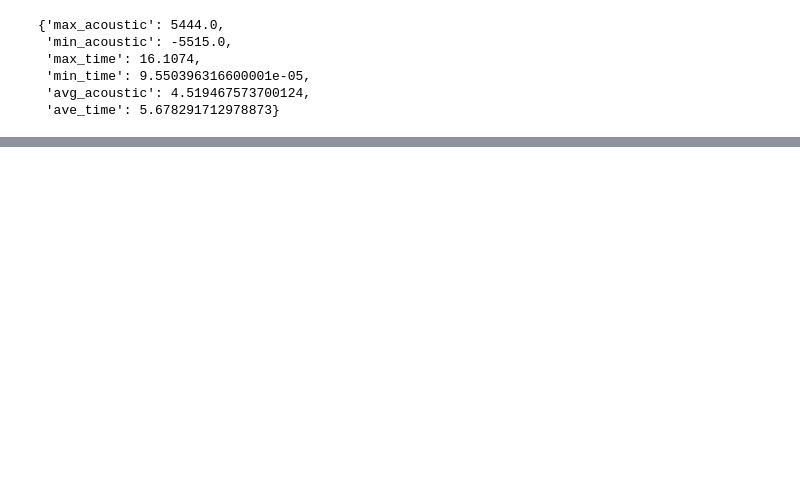
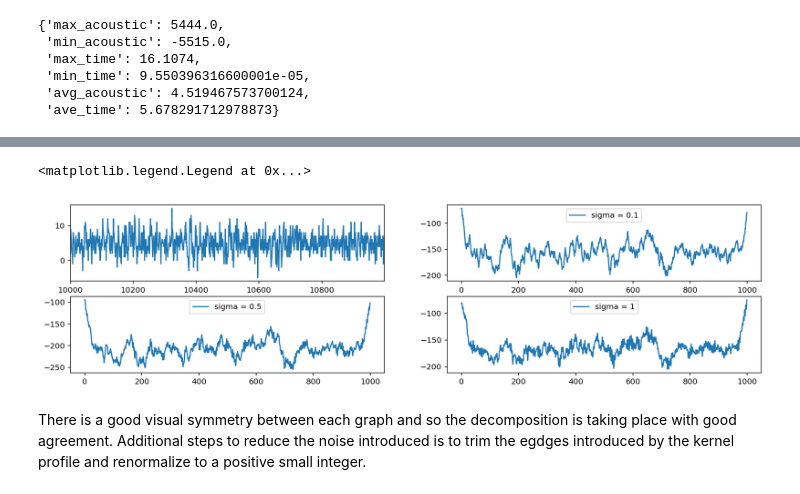
Before and after one commit to bmbigbang/LANL-Earthquake-Prediction, a Jupyter notebook: main.ipynb, the cells around one changed output, grey strips where cells are left out. Drawn from its saved outputs; the diff is of its cells as text; code cells hidden in the pictures; blank space fills up the shorter version.

Commit message:
integration of TFCWT fourier analysis for preprocessing and visuals of affects on the data

```diff
--- a/main.ipynb
+++ b/main.ipynb
@@ -134,0 +179,41 @@ There appears to be big spikes that could be important for predicting the time o
+# %%
+import matplotlib.pyplot as plt
+from scipy import signal
+from math import pi, e
+from DataGen import DataGen
+
+%matplotlib inline
+%config InlineBackend.figure_format = 'retina'
+
+fig, axs = plt.subplots(2, 2, figsize=(16, 4))
+train_data_generator = DataGen(file_path='train.csv', chunk_size=10000000)
+next_batch, end_of_file = train_data_generator.next_batch()
+current_batch = next_batch['acoustic_data'][10000:11000]
+current_batch.plot(x='time_to_failure', y='acoustic_data', ax=axs[0, 0])
+
+sigma = [0.1, 0.5, 1]
+t = M = [32, 48, 56] # windows sizes
+w = 2*pi # Omega0 - base angular freq
+
+sigma_term = e**(-(sigma[0]**2)/2)
+morlet = signal.morlet(t[0], w=2*pi)
+F_W = signal.fftconvolve(current_batch, morlet - sigma_term, mode='same')
+axs[0, 1].plot(F_W, label="sigma = {}".format(sigma[0]))
+axs[0, 1].legend()
+
+sigma_term = e**(-(sigma[1]**2)/2)
+morlet = signal.morlet(t[1], w=2*pi)
+F_W = signal.fftconvolve(current_batch, morlet - sigma_term, mode='same')
+axs[1, 0].plot(F_W, label="sigma = {}".format(sigma[1]))
+axs[1, 0].legend()
+
+sigma_term = e**(-(sigma[2]**2)/2)
+morlet = signal.morlet(t[2], w=2*pi)
+F_W = signal.fftconvolve(current_batch, morlet - sigma_term, mode='same')
+axs[1, 1].plot(F_W, label="sigma = {}".format(sigma[2]))
+axs[1, 1].legend()
+# %% [output]
+<matplotlib.legend.Legend at 0x...>
+[figure, added]
+# %% [markdown]
+There is a good visual symmetry between each graph and so the decomposition is taking place with good agreement. Additional steps to reduce the noise introduced is to trim the egdges introduced by the kernel profile and renormalize to a positive small integer.
```
Also changed, not shown: parts of 7 cells of this notebook, 1 other file.
